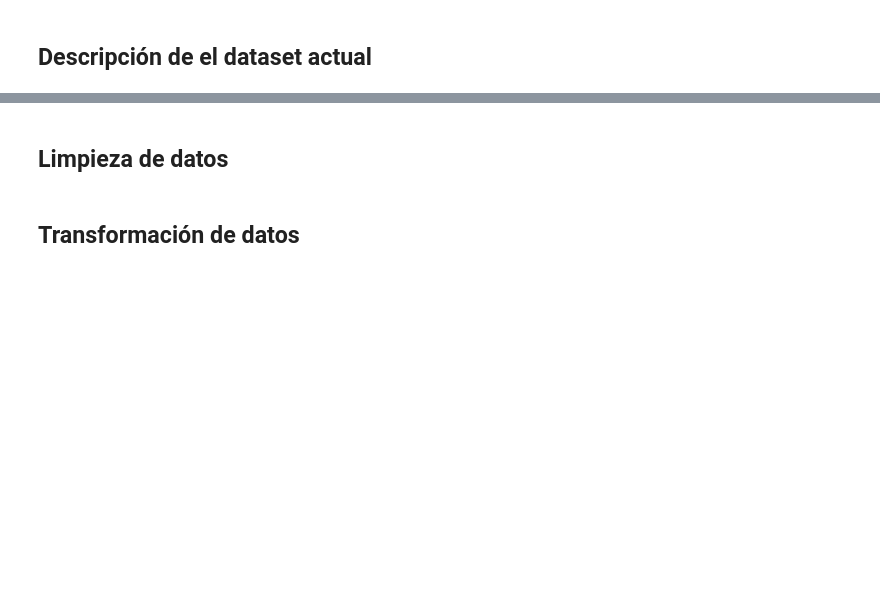
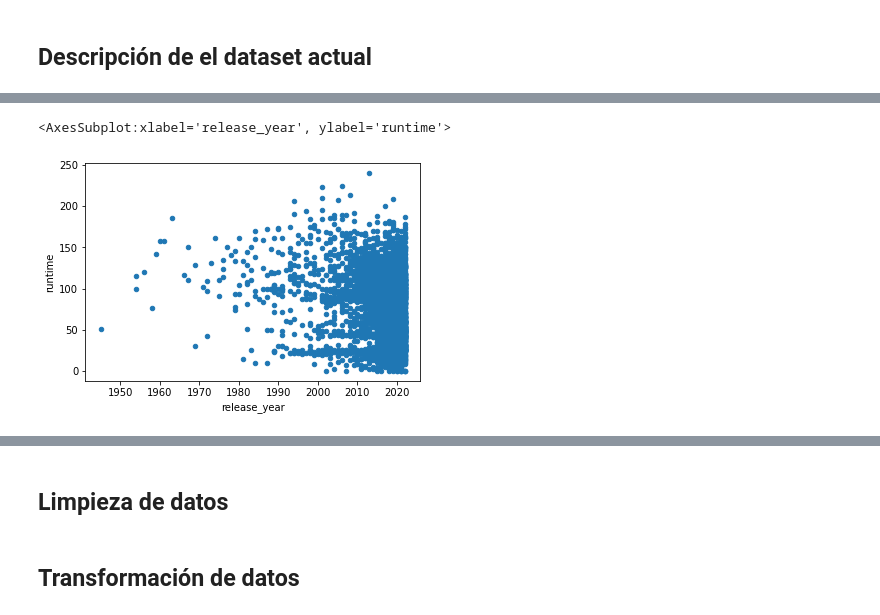
Before and after one commit to gejocastro/entrega-final-ad22, a Jupyter notebook: examen_data_analysis.ipynb, the cells around one changed output, grey strips where cells are left out. Saved outputs shown, nothing was run; the diff lists cells and outputs as text; code cells hidden in the pictures; blank space fills up the shorter version.

```diff
--- a/examen_data_analysis.ipynb
+++ b/examen_data_analysis.ipynb
@@ -160,0 +228,5 @@ aca poner lo d info y describe
+# %%
+df3.plot(kind = 'scatter', x = 'release_year', y = 'runtime')
+# %% [output]
+<AxesSubplot:xlabel='release_year', ylabel='runtime'>
+[figure, added]
```
Also changed, not shown: parts of 13 cells of this notebook, 2 other files.
